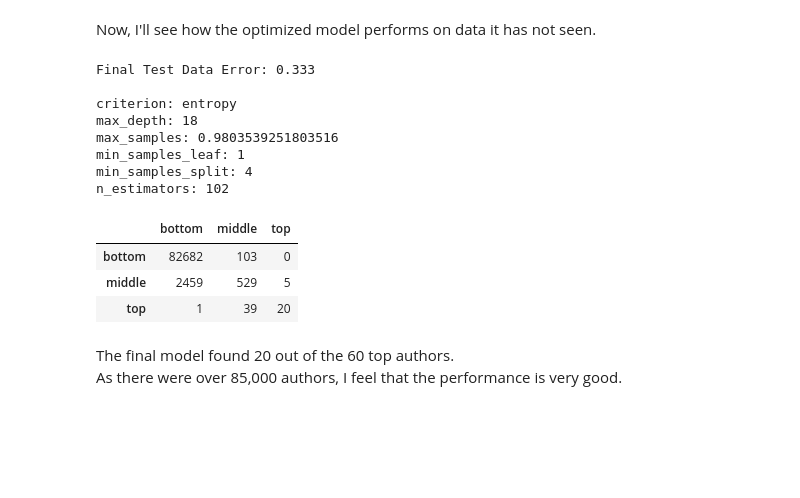
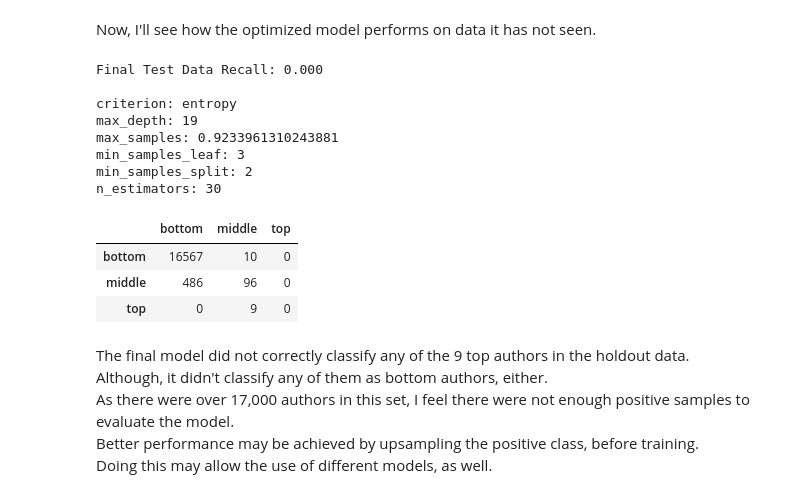
Before and after one commit to christianspybrook/eluvio_coding_challenge, a Jupyter notebook: modeling/rf_classifier.ipynb, the cells around one changed output. Cells and saved outputs as stored; diff of their text form; code cells hidden in the pictures; blank space fills up the shorter version.

Commit message:
Update test data evaluation

```diff
--- a/modeling/rf_classifier.ipynb
+++ b/modeling/rf_classifier.ipynb
@@ -114,14 +114,13 @@ def get_cv_results(features, target, params={}, cv=3):
         test_preds = model.predict(test_features)
 
         # get confusion matrices
+        label_mapper = {0: 'bottom', 1: 'middle', 2: 'top'}
         cm_train_df = pd.DataFrame(
-            confusion_matrix(train_target, train_preds),
-            index=np.unique(y_train),
-            columns=np.unique(y_train))
+            confusion_matrix(train_target, train_preds)).rename(
+            index=label_mapper, columns=label_mapper)
         cm_test_df = pd.DataFrame(
-            confusion_matrix(test_target, test_preds),
-            index=np.unique(train_target),
-            columns=np.unique(train_target))
+            confusion_matrix(test_target, test_preds)).rename(
+            index=label_mapper, columns=label_mapper)
         # store confusion matrices
         cm_train_lst.append(cm_train_df)
         cm_test_lst.append(cm_test_df)
@@ -545,7 +544,7 @@ More fine tuning may be attempted, but it is unlikely to produce better results.
 Now, I'll see how the optimized model performs on data it has not seen.
 # %%
 def print_final_results(features, target, trials, cv=3):
-    """Print final test error from best classifier"""
+    """Print final test recall from best classifier"""
     # split dataset
     X_train, X_test, y_train, y_test = train_test_split(
         features, target, test_size=0.2, random_state=27)
@@ -554,30 +553,33 @@ def print_final_results(features, target, trials, cv=3):
     params = trials.best_trial['result']['params']
 
     # get test recall and confusion matrix from trained Random Forest Classifier
-    cv_results, cm_test_df = get_cv_results(X, y, params, cv=cv)
+    cv_results, cm_test_df = get_cv_results(X_test, y_test, params, cv=cv)
     recall_test = cv_results['test_score']
 
-    print(f'Final Test Data Error: {recall_test:.3f}\n')
+    print(f'Final Test Data Recall: {recall_test:.3f}\n')
     for param, value in params.items():
         print(f'{param}: {value}')
 
     return cm_test_df
 # %%
 # get final results on holdout data
-print_final_results(X, y, rfc_trials_1, cv=10)
+print_final_results(X, y, rfc_trials_2, cv=10)
 # %% [output]
-Final Test Data Error: 0.333
+Final Test Data Recall: 0.000
 
 criterion: entropy
-max_depth: 18
-max_samples: 0.9803539251803516
-min_samples_leaf: 1
-min_samples_split: 4
-n_estimators: 102
+max_depth: 19
+max_samples: 0.9233961310243881
+min_samples_leaf: 3
+min_samples_split: 2
+n_estimators: 30
 |  | bottom | middle | top |
-| bottom | 82682 | 103 | 0 |
-| middle | 2459 | 529 | 5 |
-| top | 1 | 39 | 20 |
+| bottom | 16567 | 10 | 0 |
+| middle | 486 | 96 | 0 |
+| top | 0 | 9 | 0 |
-# %% [markdown]
-The final model found 20 out of the 60 top authors.
-As there were over 85,000 authors, I feel that the performance is very good.
+# %% [markdown]
+The final model did not correctly classify any of the 9 top authors in the holdout data.
+Although, it didn't classify any of them as bottom authors, either.
+As there were over 17,000 authors in this set, I feel there were not enough positive samples to evaluate the model.
+Better performance may be achieved by upsampling the positive class, before training.
+Doing this may allow the use of different models, as well.
```
